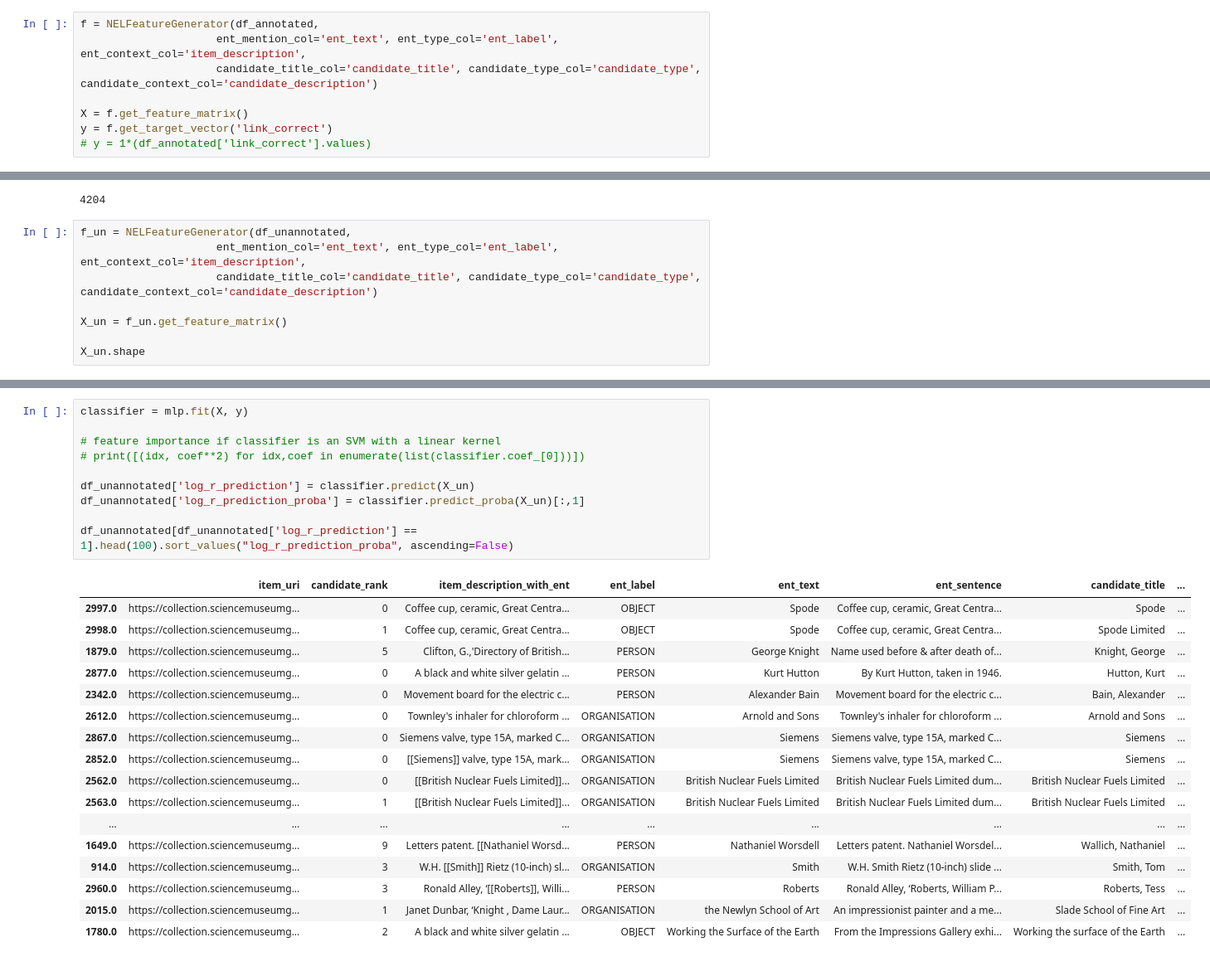
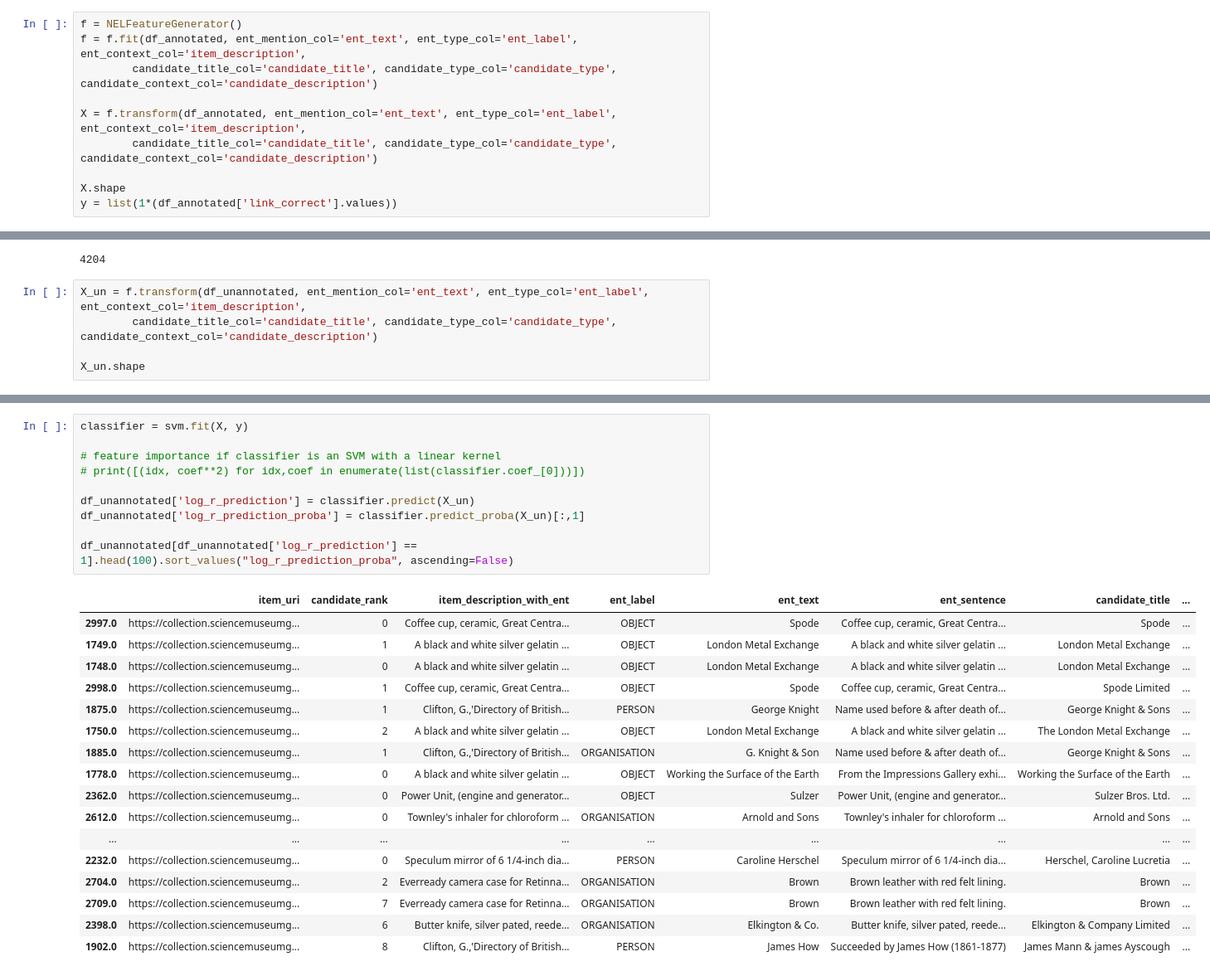
Before and after one commit to TheScienceMuseum/heritage-connector, a Jupyter notebook: experiments/NEL/NEL_elasticsearch/train classifier.ipynb, the cells around one changed output, grey strips where cells are left out. Shown at 83% size. Cells and saved outputs as stored; diff of their text form.

Commit message:
featuregenerator is scikit-learn pipeline component; added BERT cos sim between entity mention and label to features

```diff
--- a/experiments/NEL/NEL_elasticsearch/train classifier.ipynb
+++ b/experiments/NEL/NEL_elasticsearch/train classifier.ipynb
@@ -164,11 +164,13 @@ ORGANISATION
 ## 3. Building a machine learning predictor
 Using only the mention, title, and types of each.
 # %%
-f = NELFeatureGenerator(df_annotated,
-                     ent_mention_col='ent_text', ent_type_col='ent_label', ent_context_col='item_description',
-                     candidate_title_col='candidate_title', candidate_type_col='candidate_type', candidate_context_col='candidate_description')
+f = NELFeatureGenerator()
+f = f.fit(df_annotated, ent_mention_col='ent_text', ent_type_col='ent_label', ent_context_col='item_description',
+        candidate_title_col='candidate_title', candidate_type_col='candidate_type', candidate_context_col='candidate_description')
 
-X = f.get_feature_matrix()
-y = f.get_target_vector('link_correct')
-# y = 1*(df_annotated['link_correct'].values)
+X = f.transform(df_annotated, ent_mention_col='ent_text', ent_type_col='ent_label', ent_context_col='item_description',
+        candidate_title_col='candidate_title', candidate_type_col='candidate_type', candidate_context_col='candidate_description')
+
+X.shape
+y = list(1*(df_annotated['link_correct'].values))
 # %% [output]
@@ -245,11 +250,8 @@ len(df_unannotated)
 # %% [output]
 4204
 # %%
-f_un = NELFeatureGenerator(df_unannotated,
-                     ent_mention_col='ent_text', ent_type_col='ent_label', ent_context_col='item_description',
-                     candidate_title_col='candidate_title', candidate_type_col='candidate_type', candidate_context_col='candidate_description')
-
-X_un = f_un.get_feature_matrix()
+X_un = f.transform(df_unannotated, ent_mention_col='ent_text', ent_type_col='ent_label', ent_context_col='item_description',
+        candidate_title_col='candidate_title', candidate_type_col='candidate_type', candidate_context_col='candidate_description')
 
 X_un.shape
 # %% [output]
@@ -259,31 +283,31 @@ X_un.shape
 # %%
-classifier = mlp.fit(X, y)
+classifier = svm.fit(X, y)
 
 # feature importance if classifier is an SVM with a linear kernel
 # print([(idx, coef**2) for idx,coef in enumerate(list(classifier.coef_[0]))])
 
 df_unannotated['log_r_prediction'] = classifier.predict(X_un)
 df_unannotated['log_r_prediction_proba'] = classifier.predict_proba(X_un)[:,1]
 
 df_unannotated[df_unannotated['log_r_prediction'] == 1].head(100).sort_values("log_r_prediction_proba", ascending=False)
 # %% [output]
 |  | item_uri | candidate_rank | item_description_with_ent | ent_label | ent_text | ent_sentence | candidate_title | ... |
 | 2997.0 | https://collection.sciencemuseumg... | 0 | Coffee cup, ceramic, Great Centra... | OBJECT | Spode | Coffee cup, ceramic, Great Centra... | Spode | ... |
+| 1749.0 | https://collection.sciencemuseumg... | 1 | A black and white silver gelatin ... | OBJECT | London Metal Exchange | A black and white silver gelatin ... | London Metal Exchange | ... |
+| 1748.0 | https://collection.sciencemuseumg... | 0 | A black and white silver gelatin ... | OBJECT | London Metal Exchange | A black and white silver gelatin ... | London Metal Exchange | ... |
 | 2998.0 | https://collection.sciencemuseumg... | 1 | Coffee cup, ceramic, Great Centra... | OBJECT | Spode | Coffee cup, ceramic, Great Centra... | Spode Limited | ... |
-| 1879.0 | https://collection.sciencemuseumg... | 5 | Clifton, G.,'Directory of British... | PERSON | George Knight | Name used before & after death of... | Knight, George | ... |
-| 2877.0 | https://collection.sciencemuseumg... | 0 | A black and white silver gelatin ... | PERSON | Kurt Hutton | By Kurt Hutton, taken in 1946. | Hutton, Kurt | ... |
-| 2342.0 | https://collection.sciencemuseumg... | 0 | Movement board for the electric c... | PERSON | Alexander Bain | Movement board for the electric c... | Bain, Alexander | ... |
+| 1875.0 | https://collection.sciencemuseumg... | 1 | Clifton, G.,'Directory of British... | PERSON | George Knight | Name used before & after death of... | George Knight & Sons | ... |
+| 1750.0 | https://collection.sciencemuseumg... | 2 | A black and white silver gelatin ... | OBJECT | London Metal Exchange | A black and white silver gelatin ... | The London Metal Exchange | ... |
+| 1885.0 | https://collection.sciencemuseumg... | 1 | Clifton, G.,'Directory of British... | ORGANISATION | G. Knight & Son | Name used before & after death of... | George Knight & Sons | ... |
+| 1778.0 | https://collection.sciencemuseumg... | 0 | A black and white silver gelatin ... | OBJECT | Working the Surface of the Earth | From the Impressions Gallery exhi... | Working the Surface of the Earth | ... |
+| 2362.0 | https://collection.sciencemuseumg... | 0 | Power Unit, (engine and generator... | OBJECT | Sulzer | Power Unit, (engine and generator... | Sulzer Bros. Ltd. | ... |
 | 2612.0 | https://collection.sciencemuseumg... | 0 | Townley's inhaler for chloroform ... | ORGANISATION | Arnold and Sons | Townley's inhaler for chloroform ... | Arnold and Sons | ... |
-| 2867.0 | https://collection.sciencemuseumg... | 0 | Siemens valve, type 15A, marked C... | ORGANISATION | Siemens | Siemens valve, type 15A, marked C... | Siemens | ... |
-| 2852.0 | https://collection.sciencemuseumg... | 0 | [[Siemens]] valve, type 15A, mark... | ORGANISATION | Siemens | Siemens valve, type 15A, marked C... | Siemens | ... |
-| 2562.0 | https://collection.sciencemuseumg... | 0 | [[British Nuclear Fuels Limited]]... | ORGANISATION | British Nuclear Fuels Limited | British Nuclear Fuels Limited dum... | British Nuclear Fuels Limited | ... |
-| 2563.0 | https://collection.sciencemuseumg... | 1 | [[British Nuclear Fuels Limited]]... | ORGANISATION | British Nuclear Fuels Limited | British Nuclear Fuels Limited dum... | British Nuclear Fuels Limited | ... |
 | ... | ... | ... | ... | ... | ... | ... | ... | ... |
-| 1649.0 | https://collection.sciencemuseumg... | 9 | Letters patent. [[Nathaniel Worsd... | PERSON | Nathaniel Worsdell | Letters patent. Nathaniel Worsdel... | Wallich, Nathaniel | ... |
-| 914.0 | https://collection.sciencemuseumg... | 3 | W.H. [[Smith]] Rietz (10-inch) sl... | ORGANISATION | Smith | W.H. Smith Rietz (10-inch) slide ... | Smith, Tom | ... |
-| 2960.0 | https://collection.sciencemuseumg... | 3 | Ronald Alley, ‘[[Roberts]], Willi... | PERSON | Roberts | Ronald Alley, ‘Roberts, William P... | Roberts, Tess | ... |
-| 2015.0 | https://collection.sciencemuseumg... | 1 | Janet Dunbar, ‘Knight , Dame Laur... | ORGANISATION | the Newlyn School of Art | An impressionist painter and a me... | Slade School of Fine Art | ... |
-| 1780.0 | https://collection.sciencemuseumg... | 2 | A black and white silver gelatin ... | OBJECT | Working the Surface of the Earth | From the Impressions Gallery exhi... | Working the surface of the Earth | ... |
+| 2232.0 | https://collection.sciencemuseumg... | 0 | Speculum mirror of 6 1/4-inch dia... | PERSON | Caroline Herschel | Speculum mirror of 6 1/4-inch dia... | Herschel, Caroline Lucretia | ... |
+| 2704.0 | https://collection.sciencemuseumg... | 2 | Everready camera case for Retinna... | ORGANISATION | Brown | Brown leather with red felt lining. | Brown | ... |
+| 2709.0 | https://collection.sciencemuseumg... | 7 | Everready camera case for Retinna... | ORGANISATION | Brown | Brown leather with red felt lining. | Brown | ... |
+| 2398.0 | https://collection.sciencemuseumg... | 6 | Butter knife, silver pated, reede... | ORGANISATION | Elkington & Co. | Butter knife, silver pated, reede... | Elkington & Company Limited | ... |
+| 1902.0 | https://collection.sciencemuseumg... | 8 | Clifton, G.,'Directory of British... | PERSON | James How | Succeeded by James How (1861-1877) | James Mann & james Ayscough | ... |
 # %% [markdown]
 ### 3.2 What about rows that didn't make the top *n* search results?
 
```
Also changed, not shown: parts of 7 cells of this notebook, 1 other file.
